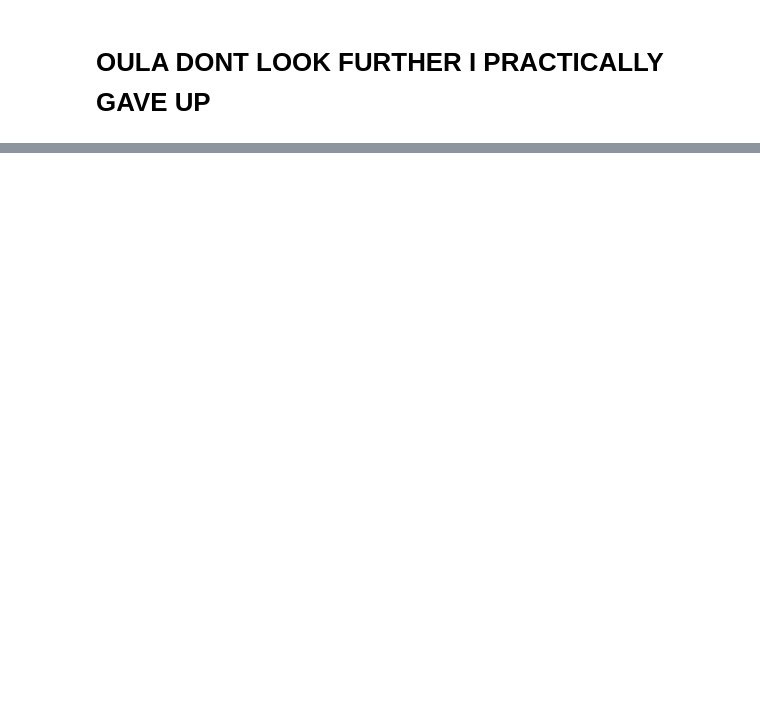
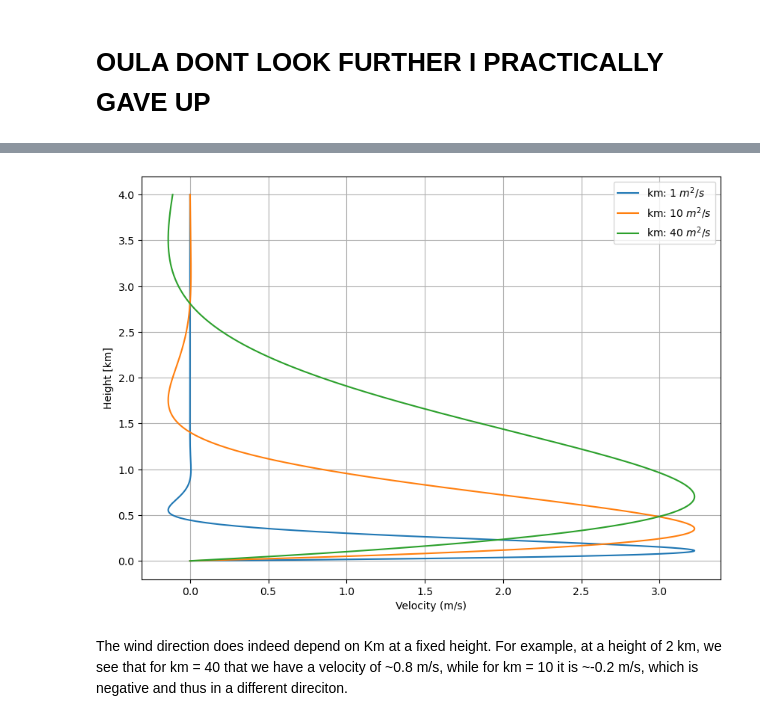
Before and after one commit to maxxyvvdb/Dynamics-Q2-projects, a Jupyter notebook: Week 3/Week_3.ipynb, the cells around one changed output, grey strips where cells are left out. Drawn from its saved outputs; the diff is of its cells as text; code cells hidden in the pictures; blank space fills up the shorter version.

```diff
--- a/Week 3/Week_3.ipynb
+++ b/Week 3/Week_3.ipynb
@@ -285,0 +299,30 @@ array([-0.53097345, -0.52013726, -0.50930107, -0.49846487, -0.48762868,
+# %%
+def velocities(Km,z,Ug):
+    f = 1e-4
+    gamma = np.sqrt(f/(2*Km))
+
+    u = Ug*(1-np.exp(-gamma*z)*np.cos(gamma*z))
+    v = Ug*np.exp(-gamma*z)*np.sin(gamma * z)
+
+    U_spd = np.sqrt(u**2+v**2)
+    return u, v, U_spd
+
+z = np.linspace(0,4e3,1000)
+km_list = np.array([1,10,40])
+plt.figure(figsize=(10,7))
+
+
+for km in km_list:
+    u, v, U_spd = velocities(Km = km, z = z, Ug = 10)
+
+    plt.plot(v,z*1e-3,label=fr"km: {km} $m^2/s$")
+
+    plt.xlabel("Velocity (m/s)")
+    plt.ylabel("Height [km]")
+
+    plt.grid()
+    plt.legend()
+# %% [output]
+[figure, added]
+# %% [markdown]
+The wind direction does indeed depend on Km at a fixed height. For example, at a height of 2 km, we see that for km = 40 that we have a velocity of ~0.8 m/s, while for km = 10 it is ~-0.2 m/s, which is negative and thus in a different direciton.
```
Also changed, not shown: parts of 9 cells of this notebook, 1 other file.
